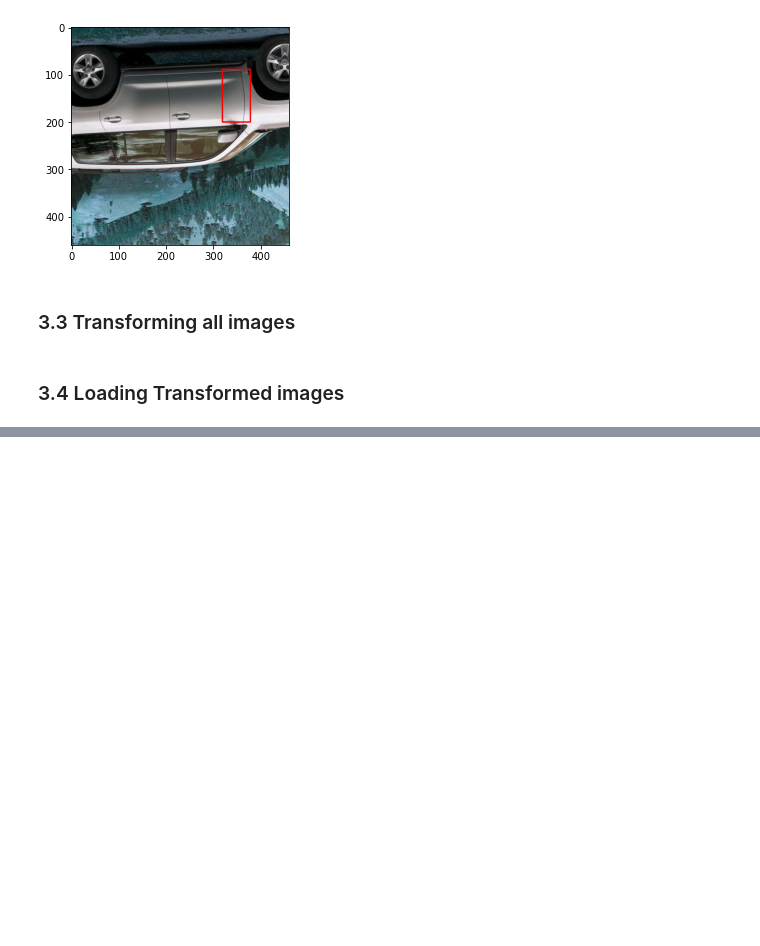
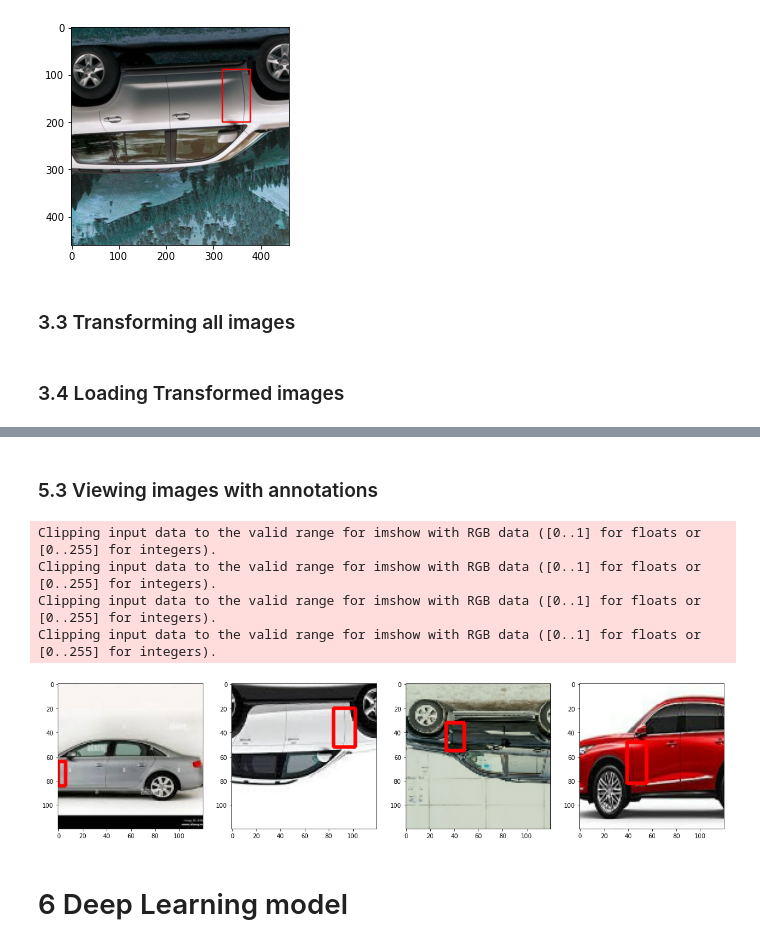
Before and after one commit to PasinduAnthony/Object-Detection-using-CNN, a Jupyter notebook: ROIExtractor.ipynb, the cells around one changed output, grey strips where cells are left out. Drawn from its saved outputs; the diff is of its cells as text; code cells hidden in the pictures; blank space fills up the shorter version.

Commit message:
Deep Learning Model

```diff
--- a/ROIExtractor.ipynb
+++ b/ROIExtractor.ipynb
@@ -206,0 +203,3 @@ val_images = val_images.map(lambda x: x/255)
+# %%
+train_labels = tf.data.Dataset.list_files('data\\aug_data\\train\\labels\\*.json', shuffle=False)
+train_labels = train_labels.map(lambda x: tf.py_function(load_labels, [x], [tf.uint8, tf.float16]))
@@ -206,0 +222,5 @@ val_images = val_images.map(lambda x: x/255)
+# %%
+train = tf.data.Dataset.zip((train_images, train_labels))
+train = train.shuffle(7000)
+train = train.batch(8)
+train = train.prefetch(4)
@@ -206,0 +257,25 @@ val_images = val_images.map(lambda x: x/255)
+# %% [markdown]
+### 5.3 Viewing images with annotations
+# %%
+data_samples = train.as_numpy_iterator()
+# %%
+res = data_samples.next()
+# %%
+fig, ax = plt.subplots(ncols=4, figsize=(20,20))
+for idx in range(4):
+    sample_image = res[0][idx]
+    sample_coords = res[1][1][idx]
+
+    cv2.rectangle(sample_image,
+                tuple(np.multiply(sample_coords[:2], [120,120]).astype(int)),
+                tuple(np.multiply(sample_coords[2:], [120,120]).astype(int)),
+                (255,0,0), 2)
+    ax[idx].imshow(sample_image)
+# %% [output]
+Clipping input data to the valid range for imshow with RGB data ([0..1] for floats or [0..255] for integers).
+Clipping input data to the valid range for imshow with RGB data ([0..1] for floats or [0..255] for integers).
+Clipping input data to the valid range for imshow with RGB data ([0..1] for floats or [0..255] for integers).
+Clipping input data to the valid range for imshow with RGB data ([0..1] for floats or [0..255] for integers).
+[figure, added]
+# %% [markdown]
+# 6 Deep Learning model
```
Also changed, not shown: parts of 28 cells of this notebook, 1 other file.
